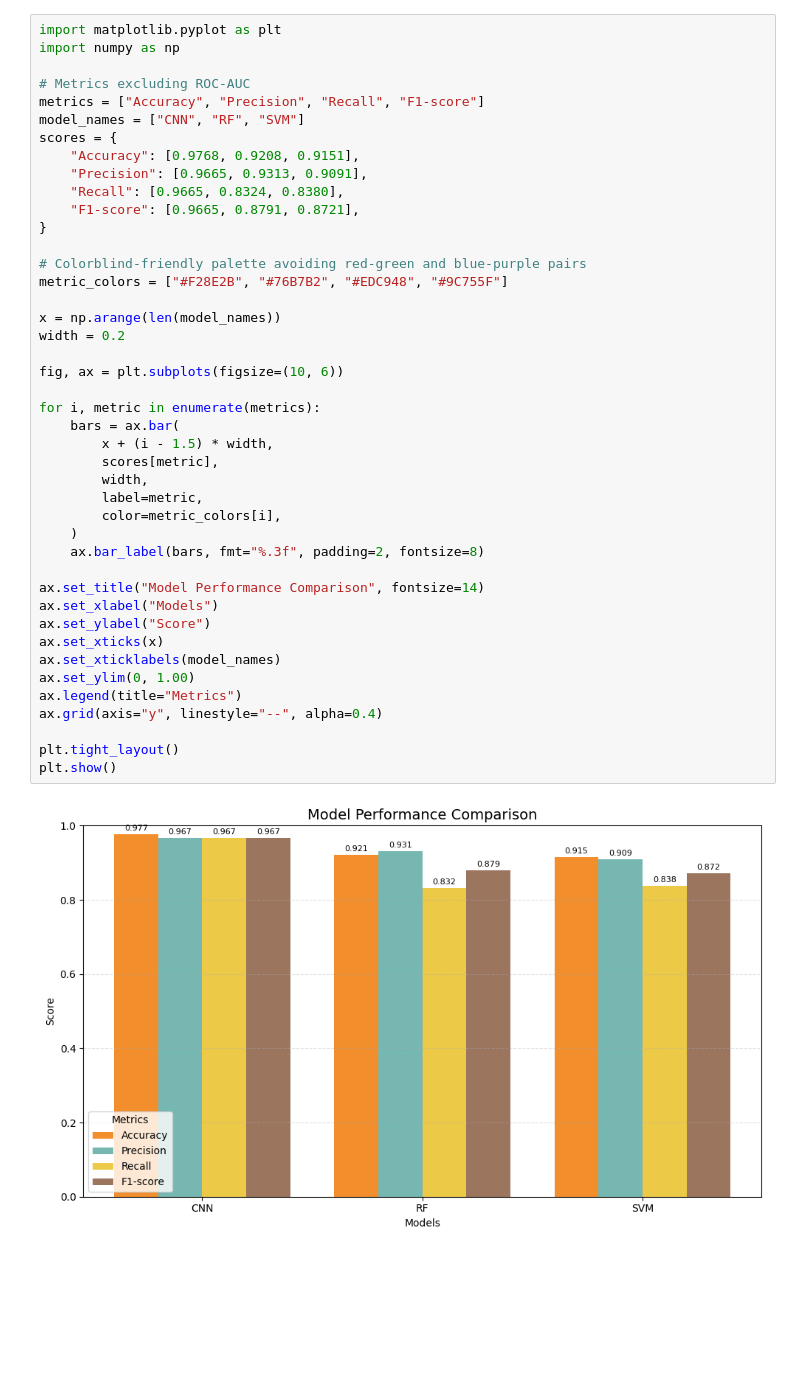
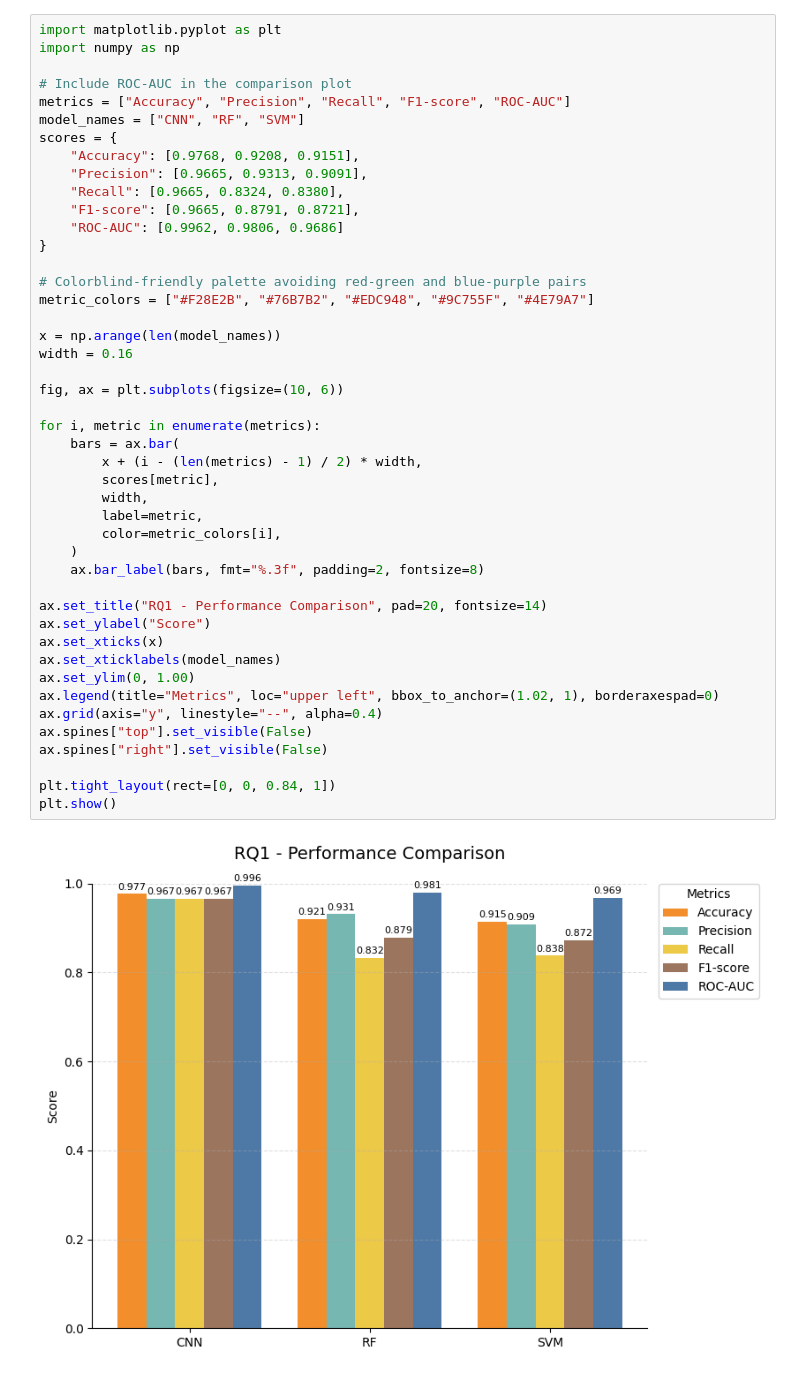
Before and after one commit to MarioP03/beeproject-cnn, a Jupyter notebook: notebooks/results.ipynb, the cells around one changed output. Drawn from its saved outputs; the diff is of its cells as text; blank space fills up the shorter version.

Commit message:
results notebook neater graphics

```diff
--- a/notebooks/results.ipynb
+++ b/notebooks/results.ipynb
@@ -26,44 +166,46 @@ ROC-AUC:   0.9686
 import matplotlib.pyplot as plt
 import numpy as np
 
-# Metrics excluding ROC-AUC
-metrics = ["Accuracy", "Precision", "Recall", "F1-score"]
+# Include ROC-AUC in the comparison plot
+metrics = ["Accuracy", "Precision", "Recall", "F1-score", "ROC-AUC"]
 model_names = ["CNN", "RF", "SVM"]
 scores = {
     "Accuracy": [0.9768, 0.9208, 0.9151],
     "Precision": [0.9665, 0.9313, 0.9091],
     "Recall": [0.9665, 0.8324, 0.8380],
     "F1-score": [0.9665, 0.8791, 0.8721],
+    "ROC-AUC": [0.9962, 0.9806, 0.9686]
 }
 
 # Colorblind-friendly palette avoiding red-green and blue-purple pairs
-metric_colors = ["#F28E2B", "#76B7B2", "#EDC948", "#9C755F"]
+metric_colors = ["#F28E2B", "#76B7B2", "#EDC948", "#9C755F", "#4E79A7"]
 
 x = np.arange(len(model_names))
-width = 0.2
+width = 0.16
 
 fig, ax = plt.subplots(figsize=(10, 6))
 
 for i, metric in enumerate(metrics):
     bars = ax.bar(
-        x + (i - 1.5) * width,
+        x + (i - (len(metrics) - 1) / 2) * width,
         scores[metric],
         width,
         label=metric,
         color=metric_colors[i],
     )
     ax.bar_label(bars, fmt="%.3f", padding=2, fontsize=8)
 
-ax.set_title("Model Performance Comparison", fontsize=14)
-ax.set_xlabel("Models")
+ax.set_title("RQ1 - Performance Comparison", pad=20, fontsize=14)
 ax.set_ylabel("Score")
 ax.set_xticks(x)
 ax.set_xticklabels(model_names)
 ax.set_ylim(0, 1.00)
-ax.legend(title="Metrics")
+ax.legend(title="Metrics", loc="upper left", bbox_to_anchor=(1.02, 1), borderaxespad=0)
 ax.grid(axis="y", linestyle="--", alpha=0.4)
+ax.spines["top"].set_visible(False)
+ax.spines["right"].set_visible(False)
 
-plt.tight_layout()
+plt.tight_layout(rect=[0, 0, 0.84, 1])
 plt.show()
 # %% [output]
-[figure, old version]
+[figure, new version]
```
Also changed, not shown: parts of 13 cells of this notebook.
